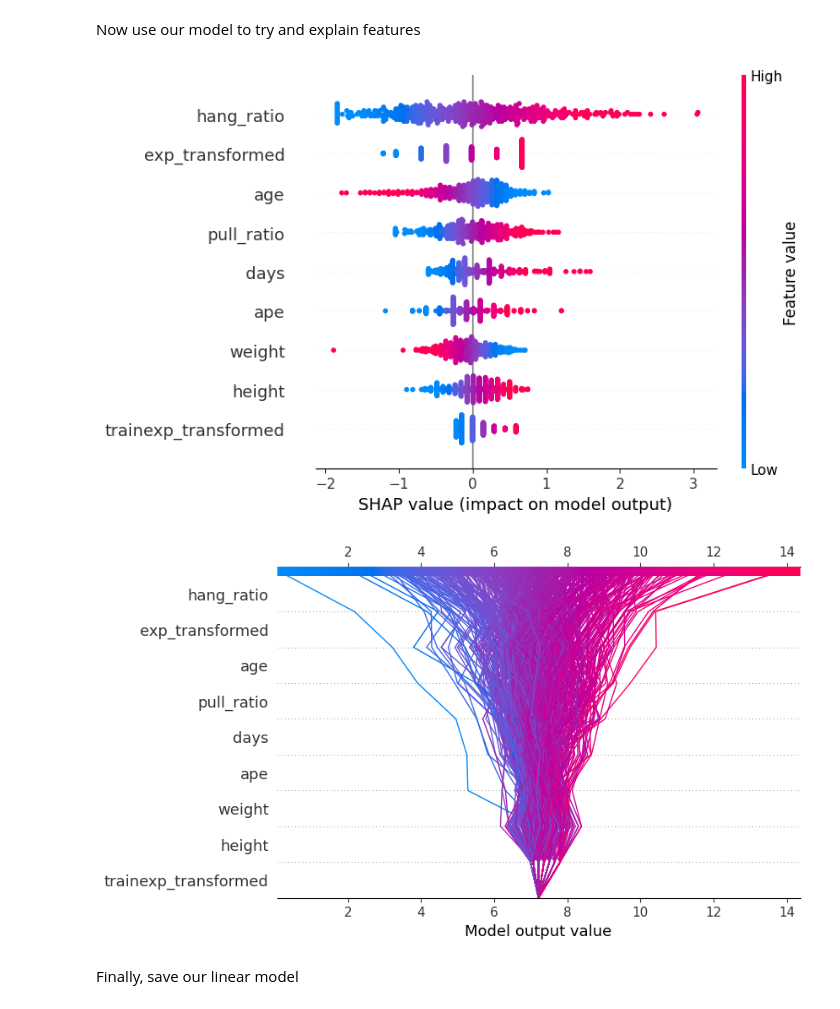
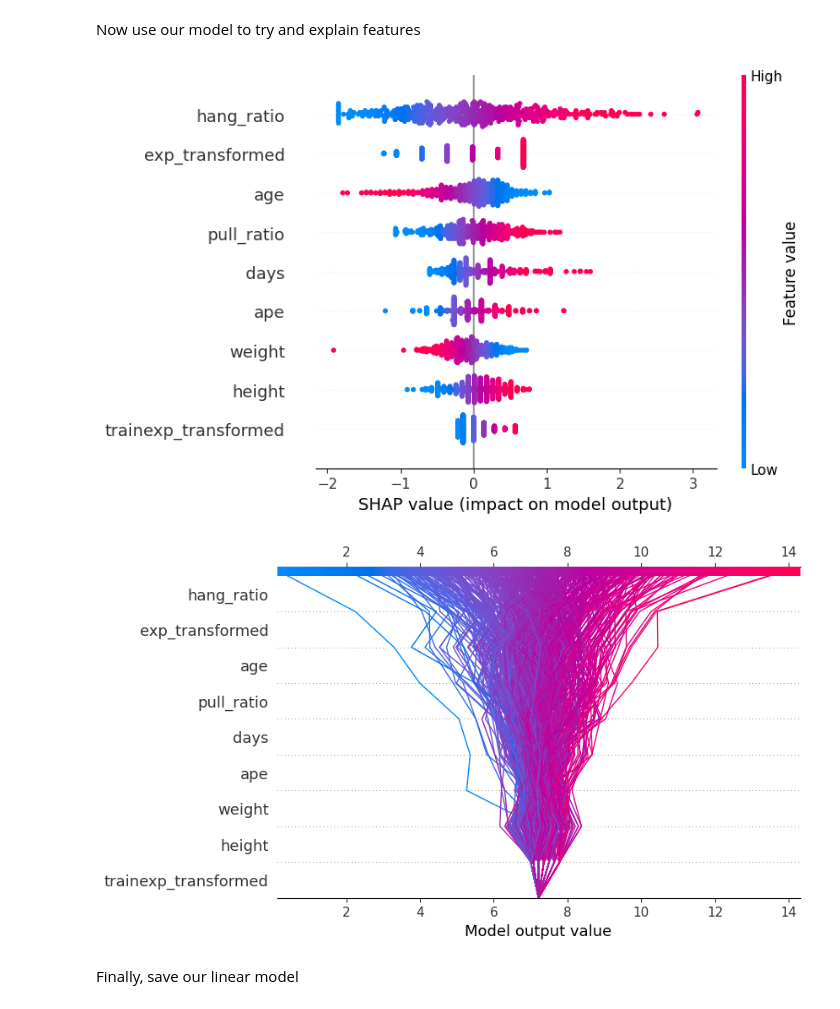
Before and after one commit to bctboi23/Climbing-prediction, a Jupyter notebook: regression_model.ipynb, the cells around one changed output. Drawn from its saved outputs; the diff is of its cells as text; code cells hidden in the pictures.

Commit message:
Model + Data update

```diff
--- a/regression_model.ipynb
+++ b/regression_model.ipynb
@@ -89,7 +89,7 @@ Setting up our imputation + scaling pipeline
 # %%
 from sklearn.model_selection import train_test_split
 
-col_list = ["sex_int", "height", "weight", "age", "days", "exp_transformed", "trainexp_transformed", "hang_ratio", "pull_ratio", "ape"]
+col_list = ["height", "weight", "age", "days", "exp_transformed", "trainexp_transformed", "hang_ratio", "pull_ratio", "ape"]
 target = "boulder_num"
 X = clean_data[col_list].values,
 y = clean_data[target].values
@@ -99,7 +99,7 @@ print(len(X[0]), len(y))
 num_classes = int(max(y) - min(y))
 min_class = int(min(y))
 class_list = [x + min_class for x in range(num_classes)]
-X_train, X_test, y_train, y_test = train_test_split(X[0], y, test_size =0.25, random_state=0, stratify=y)
+X_train, X_test, y_train, y_test = train_test_split(X[0], y, test_size=0.25, random_state=0, stratify=y)
 
 # Scaling + PCA + imputation
 # currently we are only imputing from our used col list
@@ -114,16 +114,11 @@ from sklearn.pipeline import Pipeline
 cat_cols = [0]
 pipe = Pipeline(steps=[('scale', StandardScaler()), ('impute', HuberRegressor())])
 imputer = IterativeImputer(estimator=pipe,
-                           initial_strategy="mean",
+                           initial_strategy="median",
                            max_iter=20, random_state=42)
 
 X_train = imputer.fit_transform(X_train)
-# drop irrelevant cols after imputing
-X_train = X_train[:, 1:]
-
 X_test = imputer.transform(X_test)
-# drop irrelevant cols after imputing
-X_test = X_test[:, 1:]
 
 scaler = StandardScaler()
 X_train = scaler.fit_transform(X_train)
@@ -282,7 +277,7 @@ P value:   0.0001
 # %%
 # now we fit our selected model (linear regression) to the entire dataset
 full_dataset_imputed = imputer.fit_transform(X[0])
-full_dataset_imputed = scaler.fit_transform(full_dataset_imputed[:, 1:])
+full_dataset_imputed = scaler.fit_transform(full_dataset_imputed)
 linear_model.fit(full_dataset_imputed, y)
 # print the full model stats on the trained data
 train_preds = np.clip(linear_model.predict(full_dataset_imputed), 3, 13)
@@ -332,16 +327,16 @@ Now use our model to try and explain features
 # %%
 # now get our feature importances and explain
 import shap
-X_shap = pd.DataFrame(data = full_dataset_imputed, columns = col_list[1:])
+X_shap = pd.DataFrame(data = full_dataset_imputed, columns = col_list)
 explainer = shap.Explainer(linear_model, full_dataset_imputed)
 shap_values = explainer(X_shap)
 shap.summary_plot(shap_values)
 plt.show()
 shap.plots.decision(explainer.expected_value, shap_values.values, X_shap.columns)
 plt.show()
 # %% [output]
 [figure]
-[figure, old version]
+[figure, new version]
 # %% [markdown]
 Finally, save our linear model
 # %%
```
Also changed, not shown: parts of 3 cells of this notebook, 6 other files.
